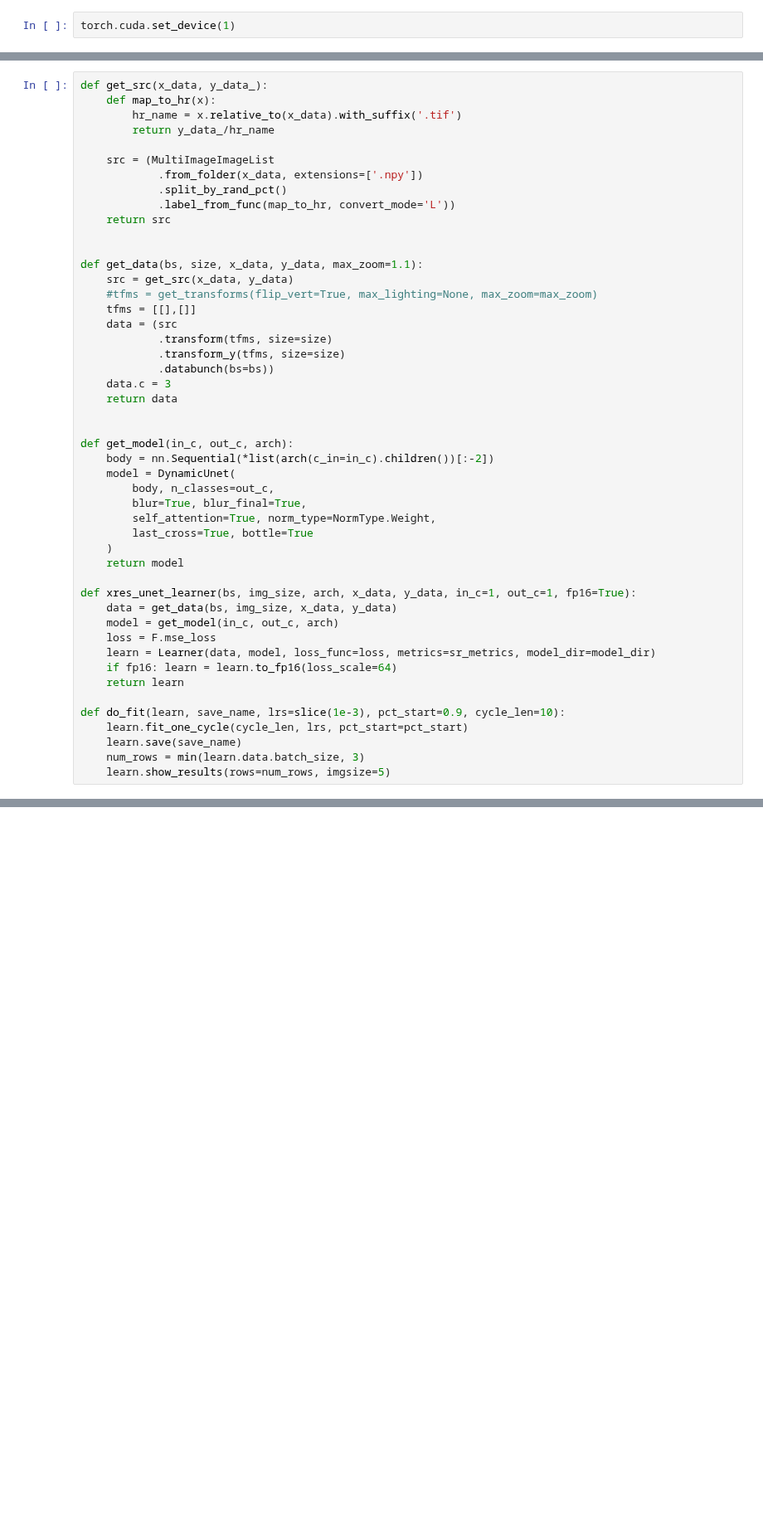
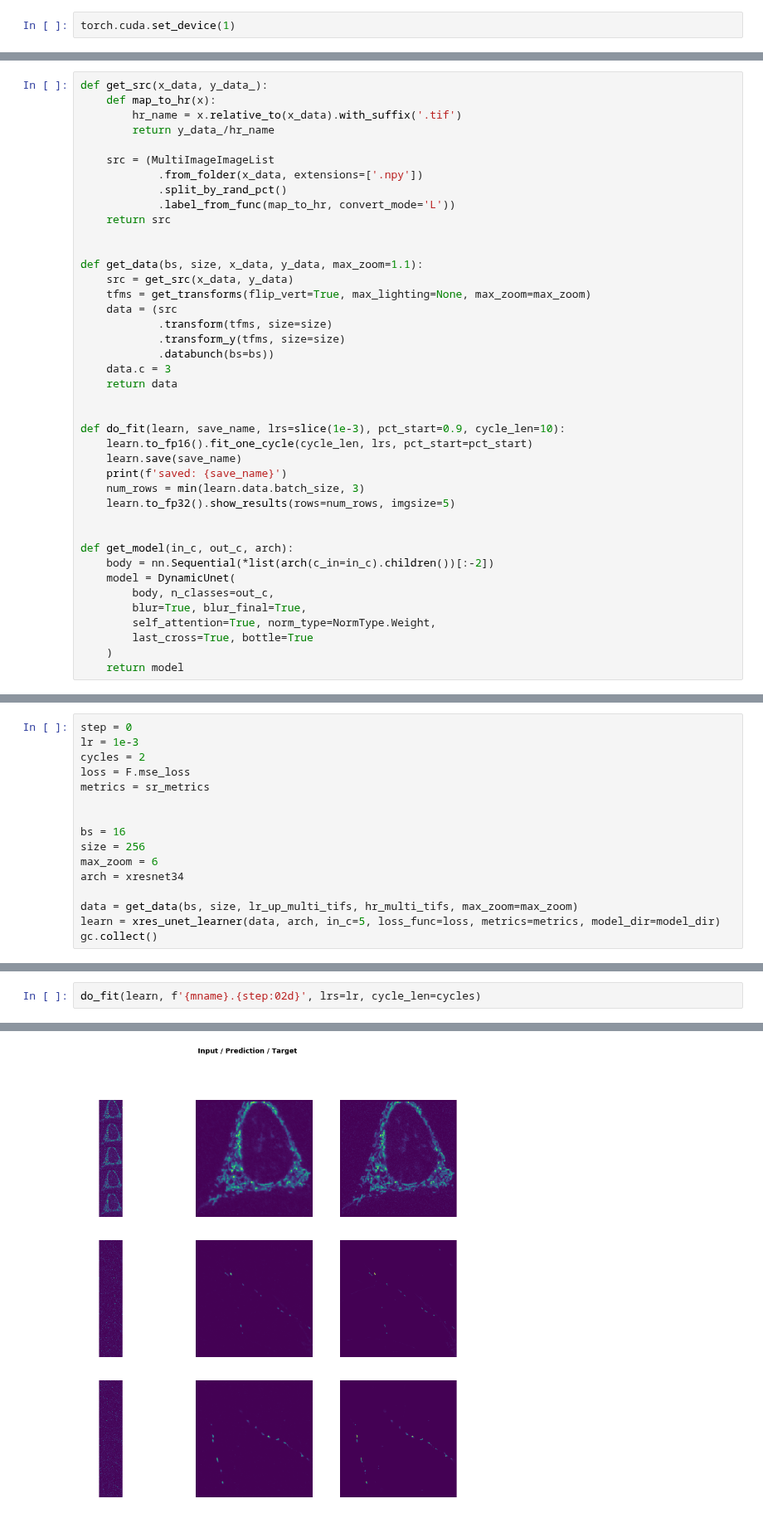
Before and after one commit to WAMRI-AI/salk, a Jupyter notebook: uri/paper/combo-multi.ipynb, the cells around one changed output, grey strips where cells are left out. Shown at 83% size. Cells and saved outputs as stored; diff of their text form; blank space fills up the shorter version.

Commit message:
fitting multis

```diff
--- a/uri/paper/combo-multi.ipynb
+++ b/uri/paper/combo-multi.ipynb
@@ -88,14 +88,21 @@ def get_src(x_data, y_data_):
 
 def get_data(bs, size, x_data, y_data, max_zoom=1.1):
     src = get_src(x_data, y_data)
-    #tfms = get_transforms(flip_vert=True, max_lighting=None, max_zoom=max_zoom)
-    tfms = [[],[]]
+    tfms = get_transforms(flip_vert=True, max_lighting=None, max_zoom=max_zoom)
     data = (src
             .transform(tfms, size=size)
             .transform_y(tfms, size=size)
             .databunch(bs=bs))
     data.c = 3
     return data
+
+
+def do_fit(learn, save_name, lrs=slice(1e-3), pct_start=0.9, cycle_len=10):
+    learn.to_fp16().fit_one_cycle(cycle_len, lrs, pct_start=pct_start)
+    learn.save(save_name)
+    print(f'saved: {save_name}')
+    num_rows = min(learn.data.batch_size, 3)
+    learn.to_fp32().show_results(rows=num_rows, imgsize=5)
 
 
 def get_model(in_c, out_c, arch):
@@ -107,17 +114,3 @@ def get_model(in_c, out_c, arch):
         last_cross=True, bottle=True
     )
     return model
-
-def xres_unet_learner(bs, img_size, arch, x_data, y_data, in_c=1, out_c=1, fp16=True):
-    data = get_data(bs, img_size, x_data, y_data)
-    model = get_model(in_c, out_c, arch)
-    loss = F.mse_loss
-    learn = Learner(data, model, loss_func=loss, metrics=sr_metrics, model_dir=model_dir)
-    if fp16: learn = learn.to_fp16(loss_scale=64)
-    return learn
-
-def do_fit(learn, save_name, lrs=slice(1e-3), pct_start=0.9, cycle_len=10):
-    learn.fit_one_cycle(cycle_len, lrs, pct_start=pct_start)
-    learn.save(save_name)
-    num_rows = min(learn.data.batch_size, 3)
-    learn.show_results(rows=num_rows, imgsize=5)
@@ -131,0 +117,16 @@ gc.collect()
+# %%
+step = 0
+lr = 1e-3
+cycles = 2
+loss = F.mse_loss
+metrics = sr_metrics
+
+
+bs = 16
+size = 256
+max_zoom = 6
+arch = xresnet34
+
+data = get_data(bs, size, lr_up_multi_tifs, hr_multi_tifs, max_zoom=max_zoom)
+learn = xres_unet_learner(data, arch, in_c=5, loss_func=loss, metrics=metrics, model_dir=model_dir)
+gc.collect()
@@ -144,0 +139,3 @@ x.shape, y.shape
+# %%
+do_fit(learn, f'{mname}.{step:02d}', lrs=lr, cycle_len=cycles)
+# %% [output]
@@ -144,0 +147 @@ x.shape, y.shape
+[figure, added]
```
Also changed, not shown: parts of 10 cells of this notebook.
